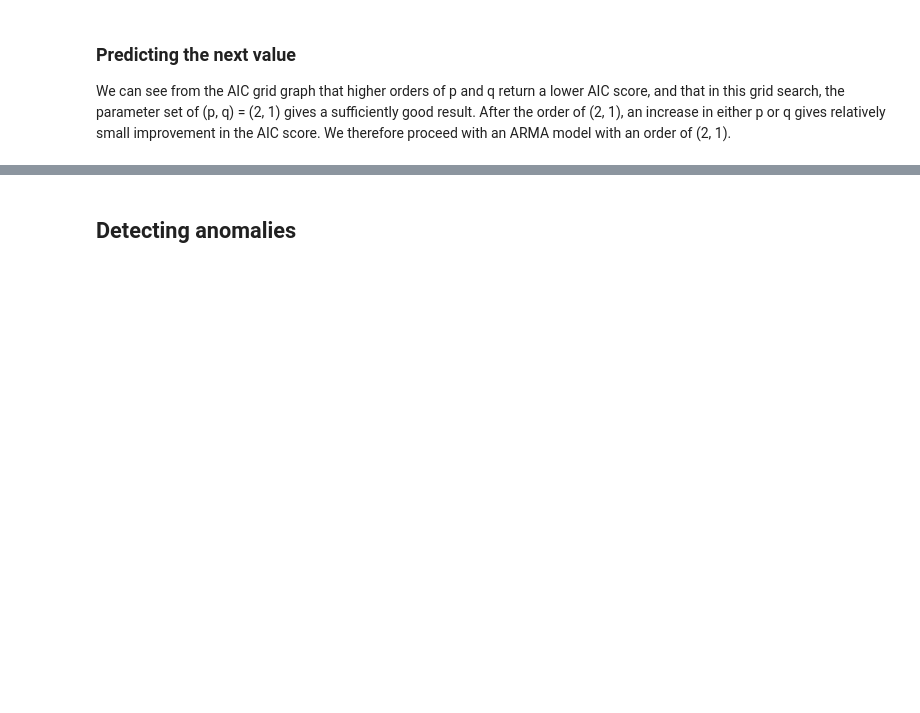
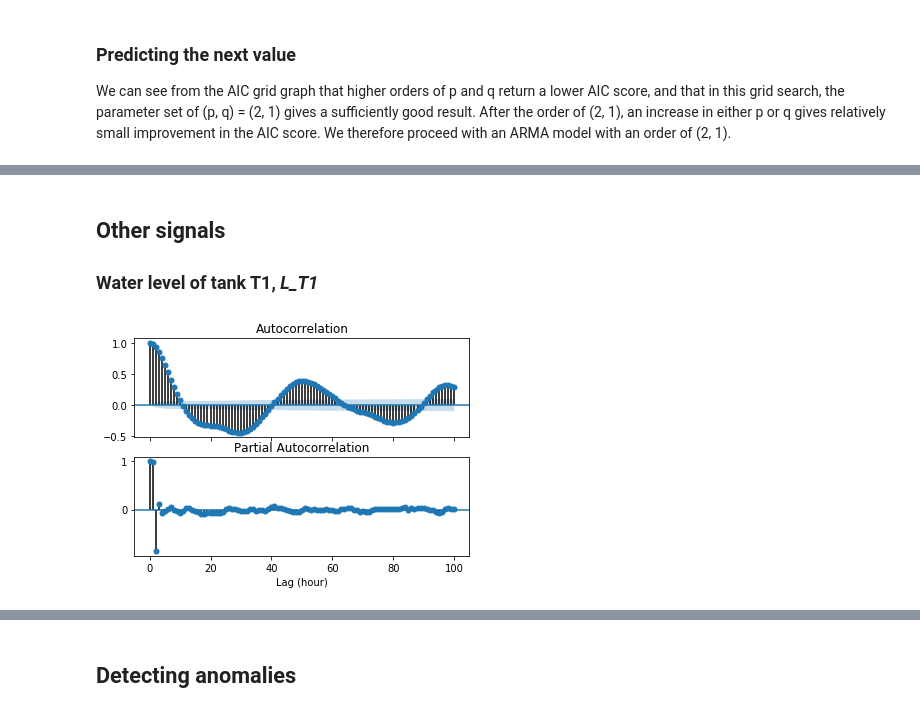
Before and after one commit to chengh42/Cyber-Data-Analytics, a Jupyter notebook: batadal/Task2_ARMA.ipynb, the cells around one changed output, grey strips where cells are left out. Drawn from its saved outputs; the diff is of its cells as text; code cells hidden in the pictures; blank space fills up the shorter version.

```diff
--- a/batadal/Task2_ARMA.ipynb
+++ b/batadal/Task2_ARMA.ipynb
@@ -55,11 +58,15 @@ plt.xlabel('Time (hr)')
 Text(0.5, 0, 'Time (hr)')
 [figure]
 # %%
-# : plot autocorrelation plot and partial autocorrelation plot
-fig, (ax1, ax2) = plt.subplots(nrows=2, ncols=1, sharex=True, figsize = (6, 4))
+# plot autocorrelation plot and partial autocorrelation plot
+def acf_plots(df, lag = 30):
+    fig, (ax1, ax2) = plt.subplots(nrows=2, ncols=1, sharex=True, figsize = (6, 4))
 
-fig = plot_acf(train, lags = 30, ax = ax1)
-fig = plot_pacf(train, lags = 30, ax = ax2)
+    fig = plot_acf(df, lags = lag, ax = ax1)
+    fig = plot_pacf(df, lags = lag, ax = ax2)
 
-ax2.set_xlabel('Lag (hour)')
+    ax2.set_xlabel('Lag (hour)')
+
+# plot for training data
+acf_plots(train, lag = 30)
 # %% [output]
@@ -117,0 +137,9 @@ Text(0.5, 0, 'Time (hr)')
+# %% [markdown]
+## Other signals
+
+### Water level of tank T1, *L_T1*
+# %%
+train, test = split_train_test(dftrain1.L_T1, n = 24*3)
+acf_plots(train, lag = 100)
+# %% [output]
+[figure, added]
```
Also changed, not shown: parts of 29 cells of this notebook.
